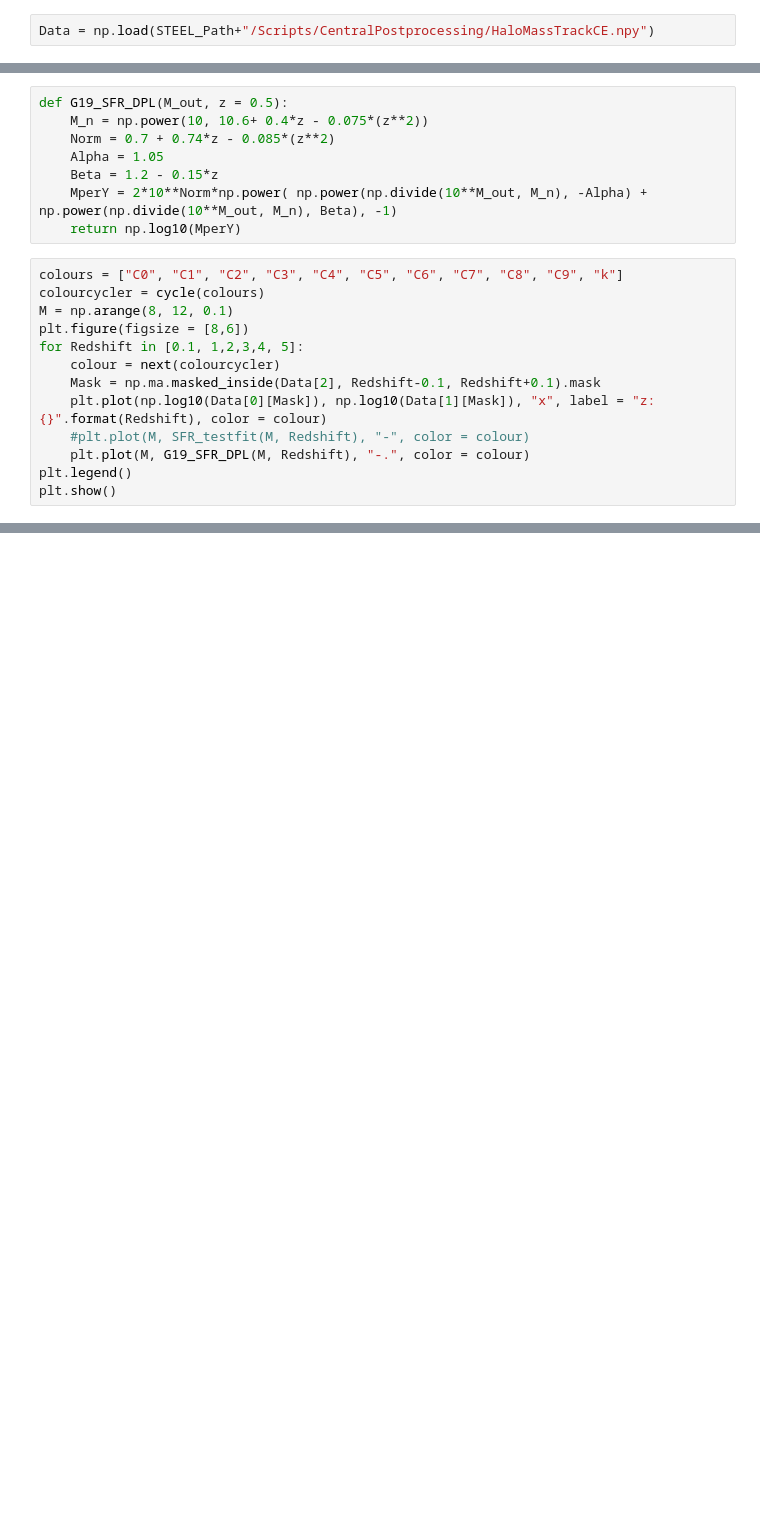
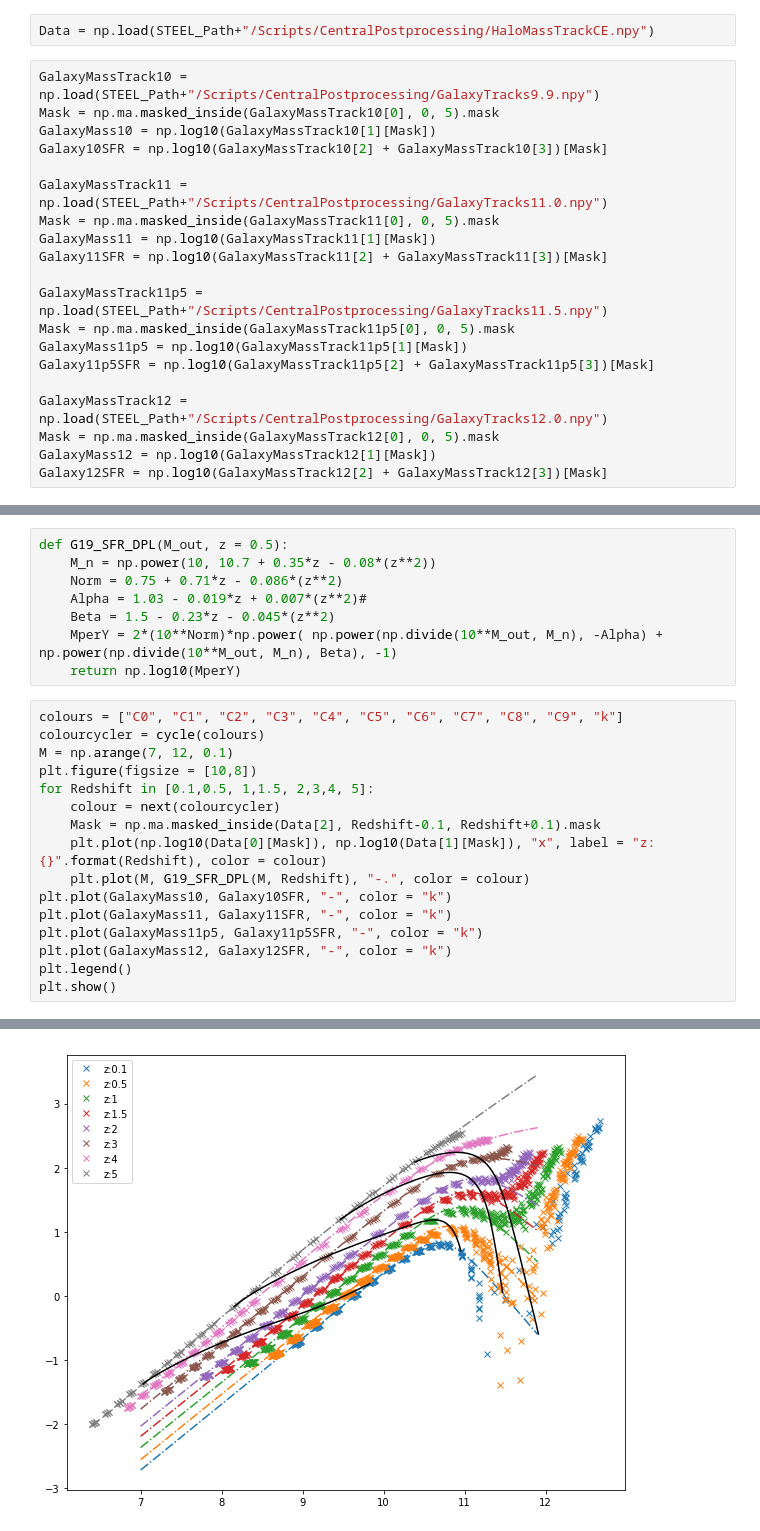
Before and after one commit to PipGrylls/STEEL, a Jupyter notebook: Notebooks/Science/HMT_Continuity.ipynb, the cells around one changed output, grey strips where cells are left out. Saved outputs shown, nothing was run; the diff lists cells and outputs as text; blank space fills up the shorter version.

```diff
--- a/Notebooks/Science/HMT_Continuity.ipynb
+++ b/Notebooks/Science/HMT_Continuity.ipynb
@@ -10,2 +10,22 @@ imp matplotlib.pyplot
 # %%
 Data = np.load(STEEL_Path+"/Scripts/CentralPostprocessing/HaloMassTrackCE.npy")
+# %%
+GalaxyMassTrack10 = np.load(STEEL_Path+"/Scripts/CentralPostprocessing/GalaxyTracks9.9.npy")
+Mask = np.ma.masked_inside(GalaxyMassTrack10[0], 0, 5).mask
+GalaxyMass10 = np.log10(GalaxyMassTrack10[1][Mask])
+Galaxy10SFR = np.log10(GalaxyMassTrack10[2] + GalaxyMassTrack10[3])[Mask]
+
+GalaxyMassTrack11 = np.load(STEEL_Path+"/Scripts/CentralPostprocessing/GalaxyTracks11.0.npy")
+Mask = np.ma.masked_inside(GalaxyMassTrack11[0], 0, 5).mask
+GalaxyMass11 = np.log10(GalaxyMassTrack11[1][Mask])
+Galaxy11SFR = np.log10(GalaxyMassTrack11[2] + GalaxyMassTrack11[3])[Mask]
+
+GalaxyMassTrack11p5 = np.load(STEEL_Path+"/Scripts/CentralPostprocessing/GalaxyTracks11.5.npy")
+Mask = np.ma.masked_inside(GalaxyMassTrack11p5[0], 0, 5).mask
+GalaxyMass11p5 = np.log10(GalaxyMassTrack11p5[1][Mask])
+Galaxy11p5SFR = np.log10(GalaxyMassTrack11p5[2] + GalaxyMassTrack11p5[3])[Mask]
+
+GalaxyMassTrack12 = np.load(STEEL_Path+"/Scripts/CentralPostprocessing/GalaxyTracks12.0.npy")
+Mask = np.ma.masked_inside(GalaxyMassTrack12[0], 0, 5).mask
+GalaxyMass12 = np.log10(GalaxyMassTrack12[1][Mask])
+Galaxy12SFR = np.log10(GalaxyMassTrack12[2] + GalaxyMassTrack12[3])[Mask]
@@ -12,22 +40,25 @@ Data = np.load(STEEL_Path+"/Scripts/CentralPostprocessing/HaloMassTrackCE.npy")
 # %%
 def G19_SFR_DPL(M_out, z = 0.5):
-    M_n = np.power(10, 10.6+ 0.4*z - 0.075*(z**2))
-    Norm = 0.7 + 0.74*z - 0.085*(z**2)
-    Alpha = 1.05
-    Beta = 1.2 - 0.15*z
-    MperY = 2*10**Norm*np.power( np.power(np.divide(10**M_out, M_n), -Alpha) + np.power(np.divide(10**M_out, M_n), Beta), -1)
+    M_n = np.power(10, 10.7 + 0.35*z - 0.08*(z**2))
+    Norm = 0.75 + 0.71*z - 0.086*(z**2)
+    Alpha = 1.03 - 0.019*z + 0.007*(z**2)#
+    Beta = 1.5 - 0.23*z - 0.045*(z**2)
+    MperY = 2*(10**Norm)*np.power( np.power(np.divide(10**M_out, M_n), -Alpha) + np.power(np.divide(10**M_out, M_n), Beta), -1)
     return np.log10(MperY)
 # %%
 colours = ["C0", "C1", "C2", "C3", "C4", "C5", "C6", "C7", "C8", "C9", "k"]
 colourcycler = cycle(colours)
-M = np.arange(8, 12, 0.1)
-plt.figure(figsize = [8,6])
-for Redshift in [0.1, 1,2,3,4, 5]:
+M = np.arange(7, 12, 0.1)
+plt.figure(figsize = [10,8])
+for Redshift in [0.1,0.5, 1,1.5, 2,3,4, 5]:
     colour = next(colourcycler)
     Mask = np.ma.masked_inside(Data[2], Redshift-0.1, Redshift+0.1).mask
     plt.plot(np.log10(Data[0][Mask]), np.log10(Data[1][Mask]), "x", label = "z:{}".format(Redshift), color = colour)
-    #plt.plot(M, SFR_testfit(M, Redshift), "-", color = colour)
     plt.plot(M, G19_SFR_DPL(M, Redshift), "-.", color = colour)
+plt.plot(GalaxyMass10, Galaxy10SFR, "-", color = "k")
+plt.plot(GalaxyMass11, Galaxy11SFR, "-", color = "k")
+plt.plot(GalaxyMass11p5, Galaxy11p5SFR, "-", color = "k")
+plt.plot(GalaxyMass12, Galaxy12SFR, "-", color = "k")
 plt.legend()
 plt.show()
 # %% [output]
@@ -34,0 +65 @@ NameError: name 'plt' is not defined
+[figure, added]
```
Also changed, not shown: parts of 6 cells of this notebook, 6 other files.
